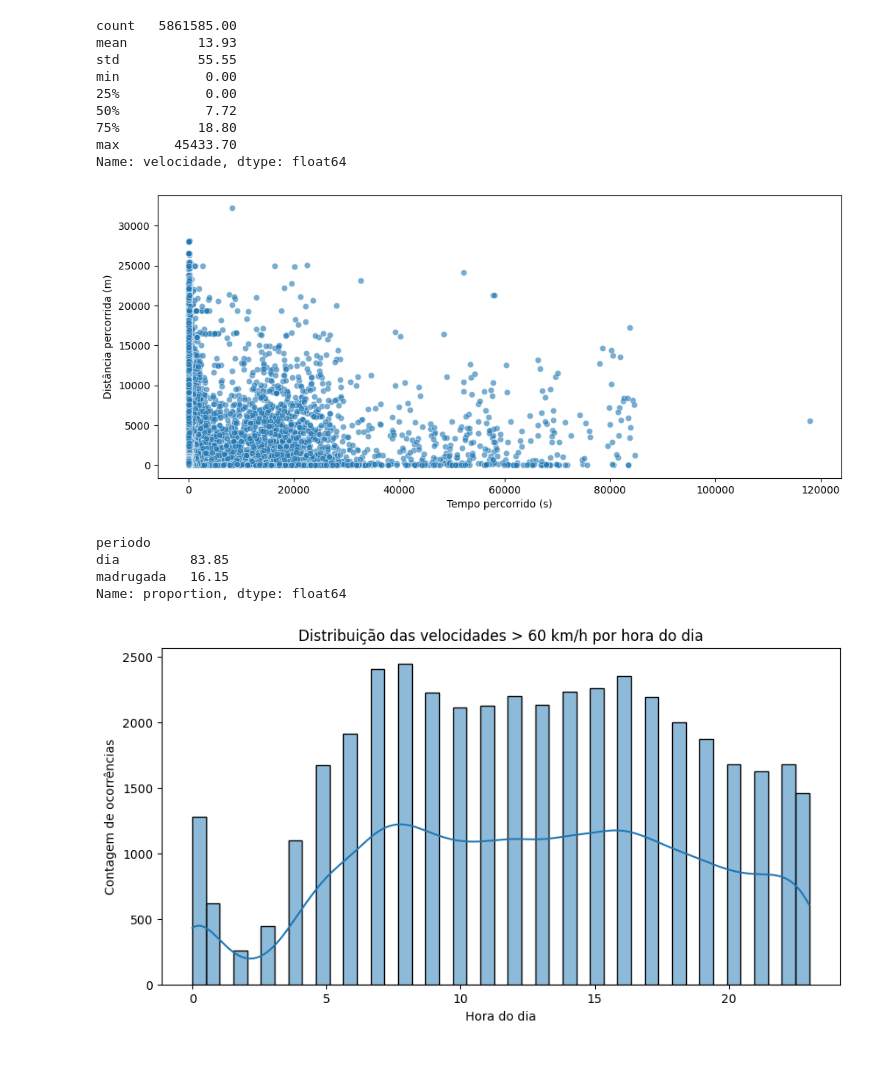
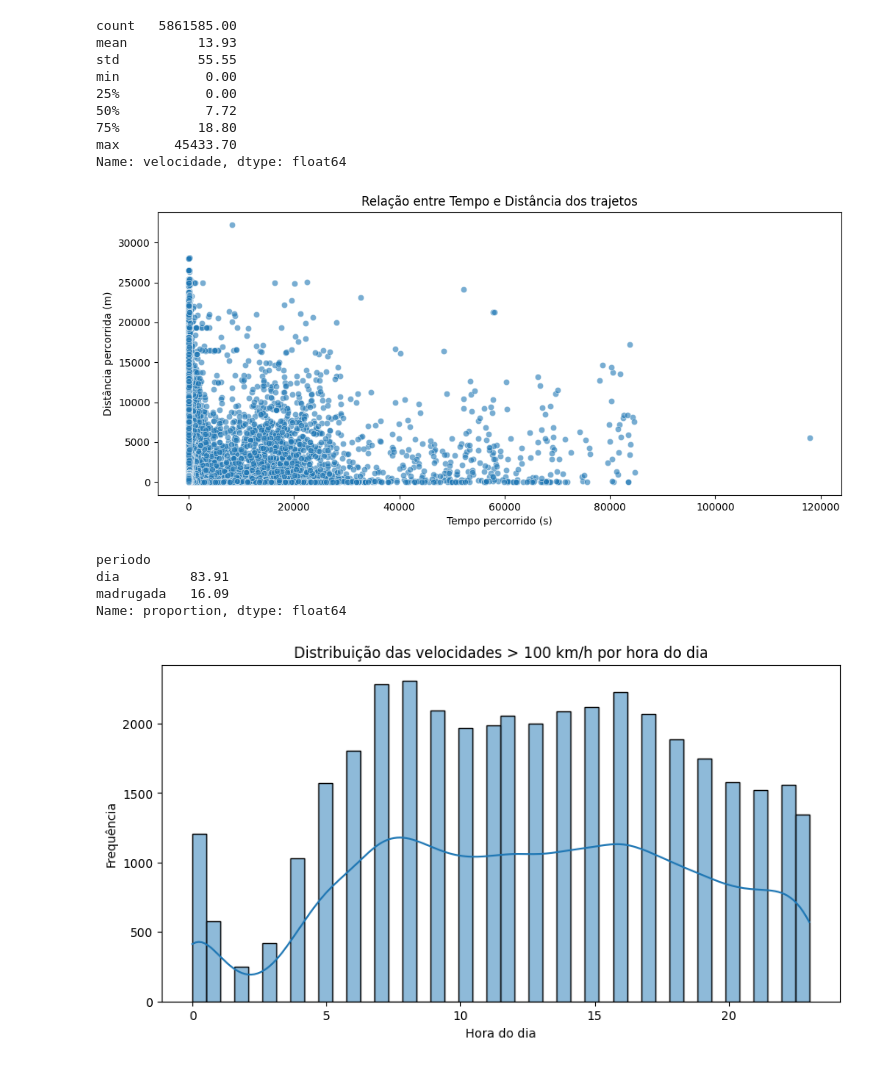
Before and after one commit to olivia-s-a/TESTES-dataset-onibus_eletricos, a Jupyter notebook: 0x_analise_diagnostico_dagster.ipynb, the cells around one changed output. Drawn from its saved outputs; the diff is of its cells as text; code cells hidden in the pictures.

```diff
--- a/0x_analise_diagnostico_dagster.ipynb
+++ b/0x_analise_diagnostico_dagster.ipynb
@@ -159,39 +162,40 @@ Name: velocidade, dtype: float64
 # %%
 plt.figure(figsize=(12,5))
 sns.scatterplot(
     data=df_posicoes,
     x="segundos_deslocamento",
     y="distancia_percorrida",
     alpha=0.6
 )
 plt.xlabel("Tempo percorrido (s)")
 plt.ylabel("Distância percorrida (m)")
+plt.title("Relação entre Tempo e Distância dos trajetos")
 plt.show()
 # %% [output]
-[figure, old version]
+[figure, new version]
 # %%
 df_posicoes["hora"] = pd.to_datetime(df_posicoes["hora_gps"]).dt.hour
 
 df_posicoes["periodo"] = np.where((df_posicoes["hora"] >= 22) | (df_posicoes["hora"] < 5),"madrugada","dia")
 
-contagem = (df_posicoes[df_posicoes["velocidade"] > 60]["periodo"].value_counts(normalize=True) * 100)
+contagem = (df_posicoes[df_posicoes["velocidade"] > 100]["periodo"].value_counts(normalize=True) * 100)
 
 print(contagem)
 # %% [output]
 periodo
-dia         83.85
-madrugada   16.15
+dia         83.91
+madrugada   16.09
 Name: proportion, dtype: float64
 # %%
 plt.figure(figsize=(10,5))
 sns.histplot(
-    data=df_posicoes[df_posicoes["velocidade"] > 60],
+    data=df_posicoes[df_posicoes["velocidade"] > 100],
     x="hora",
     kde=True
 )
-plt.title("Distribuição das velocidades > 60 km/h por hora do dia")
+plt.title("Distribuição das velocidades > 100 km/h por hora do dia")
 plt.xlabel("Hora do dia")
-plt.ylabel("Contagem de ocorrências")
+plt.ylabel("Frequência")
 plt.show()
 # %% [output]
-[figure, old version]
+[figure, new version]
```
Also changed, not shown: parts of 4 cells of this notebook.
